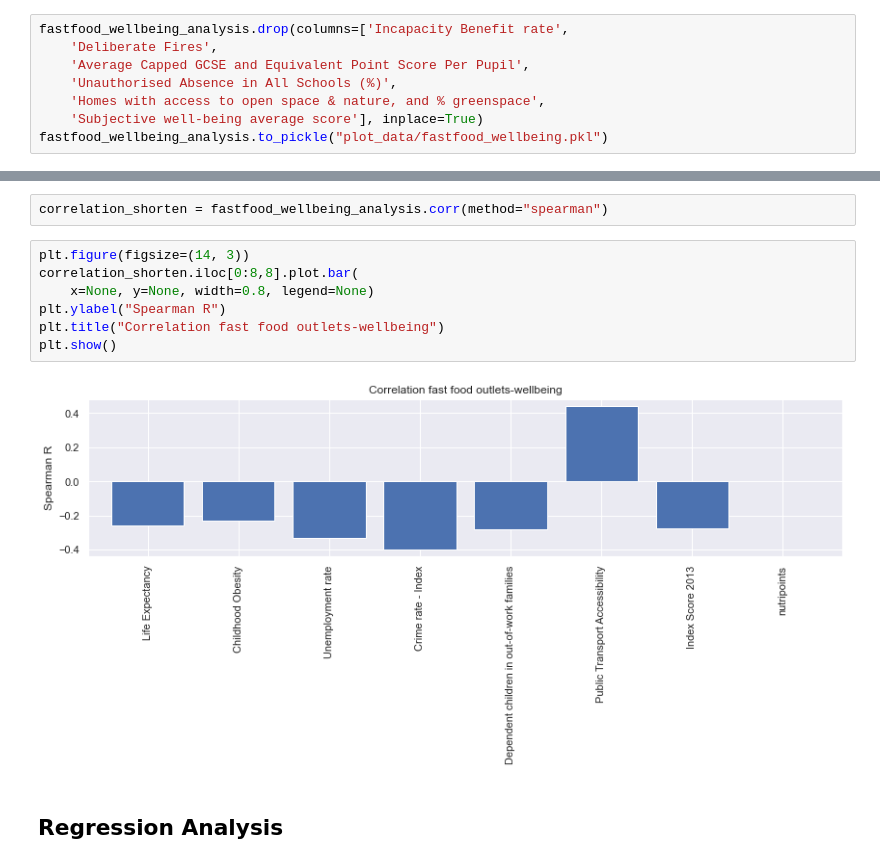
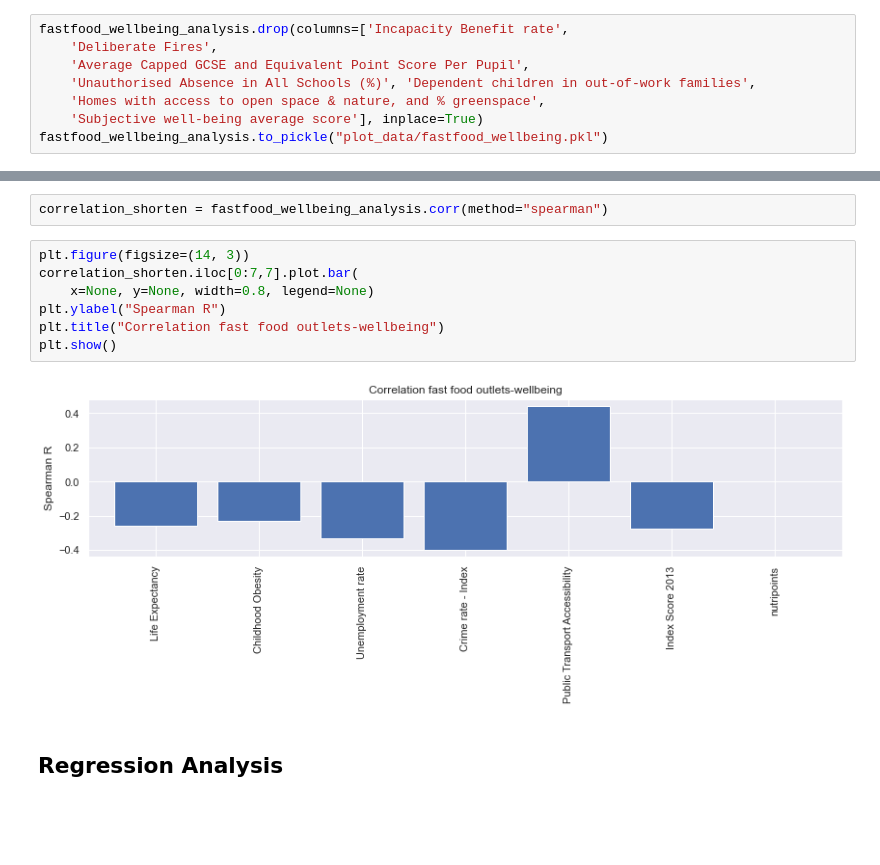
Before and after one commit to epfl-ada/ada-2020-project-milestone-p3-p3_caxaga, a Jupyter notebook: fast_food.ipynb, the cells around one changed output, grey strips where cells are left out. Saved outputs shown, nothing was run; the diff lists cells and outputs as text; blank space fills up the shorter version.

Commit message:
graph

```diff
--- a/fast_food.ipynb
+++ b/fast_food.ipynb
@@ -311,7 +311,7 @@ display(correlation[["Count of outlets"]])
 fastfood_wellbeing_analysis.drop(columns=['Incapacity Benefit rate',
     'Deliberate Fires',
     'Average Capped GCSE and Equivalent Point Score Per Pupil',
-    'Unauthorised Absence in All Schools (%)',
+    'Unauthorised Absence in All Schools (%)', 'Dependent children in out-of-work families',
     'Homes with access to open space & nature, and % greenspace',
     'Subjective well-being average score'], inplace=True)
 fastfood_wellbeing_analysis.to_pickle("plot_data/fastfood_wellbeing.pkl")
@@ -326,13 +326,13 @@ sns.heatmap(fastfood_wellbeing_analysis.corr())
 correlation_shorten = fastfood_wellbeing_analysis.corr(method="spearman")
 # %%
 plt.figure(figsize=(14, 3))
-correlation_shorten.iloc[0:8,8].plot.bar(
+correlation_shorten.iloc[0:7,7].plot.bar(
     x=None, y=None, width=0.8, legend=None)
 plt.ylabel("Spearman R")
 plt.title("Correlation fast food outlets-wellbeing")
 plt.show()
 # %% [output]
-[figure, old version]
+[figure, new version]
 # %% [markdown]
 ## Regression Analysis
 # %% [markdown]
```
Also changed, not shown: parts of 4 cells of this notebook, 1 other file.
